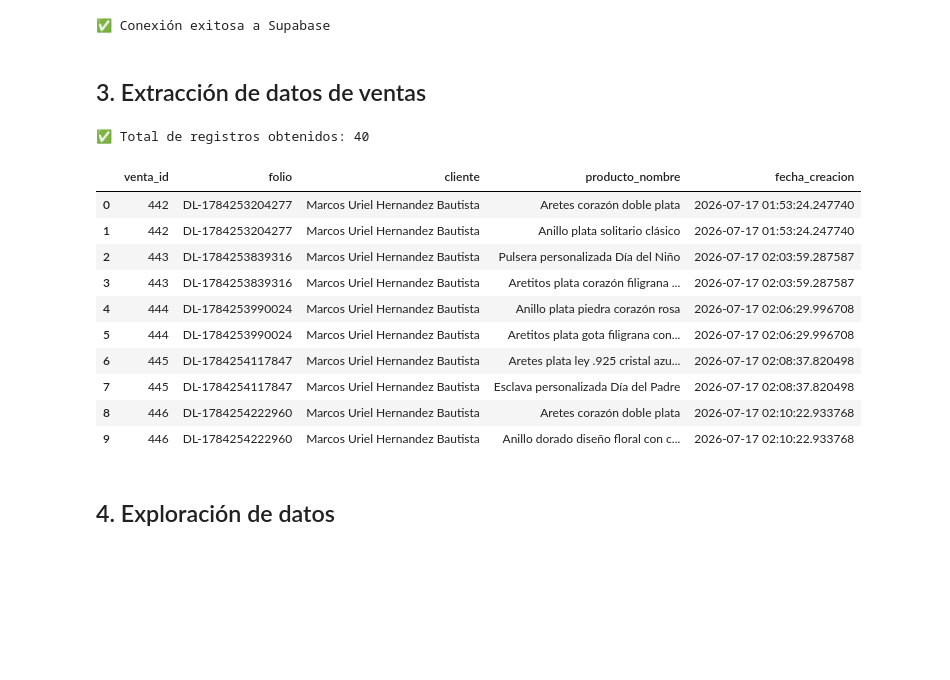
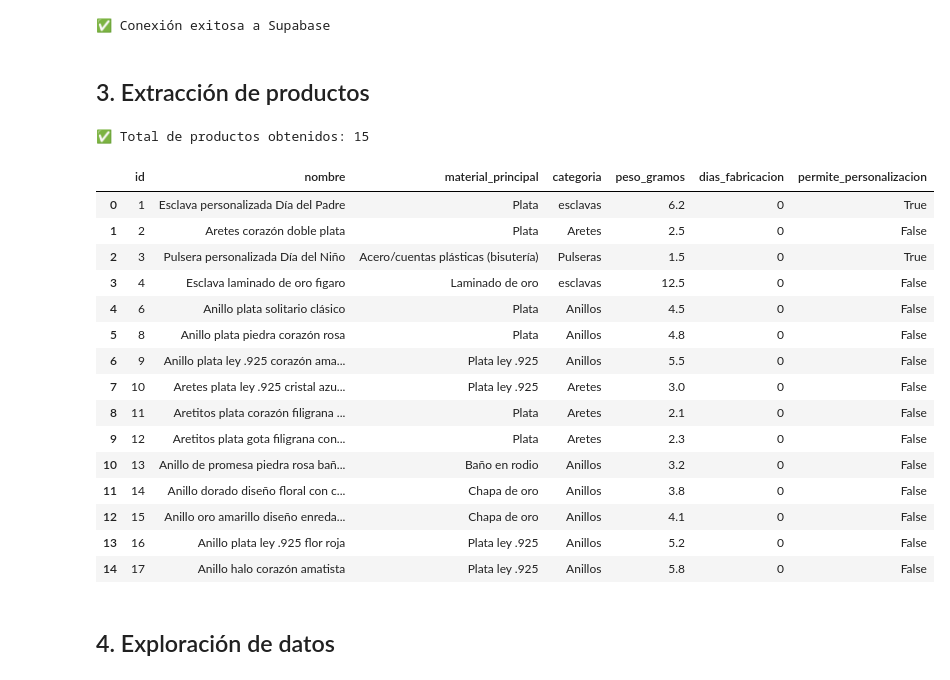
Before and after one commit to joyeria258076-cell/joyeria-diana-laura-ml, a Jupyter notebook: recomendacion.ipynb, the cells around one changed output. Cells and saved outputs as stored; diff of their text form; code cells hidden in the pictures; blank space fills up the shorter version.

```diff
--- a/recomendacion.ipynb
+++ b/recomendacion.ipynb
@@ -33,36 +32,43 @@ print('✅ Conexión exitosa a Supabase')
 # %% [output]
 ✅ Conexión exitosa a Supabase
 # %% [markdown]
-## 3. Extracción de datos de ventas
+## 3. Extracción de productos
 # %%
 query = """
     SELECT
-        v.id AS venta_id,
-        v.folio,
-        c.nombre AS cliente,
-        dv.producto_nombre,
-        v.fecha_creacion
-    FROM ventas v
-    JOIN clientes c ON c.id = v.cliente_id
-    JOIN detalle_ventas dv ON dv.venta_id = v.id
-    ORDER BY v.id
+        p.id,
+        p.nombre,
+        p.material_principal,
+        c.nombre AS categoria,
+        p.peso_gramos,
+        p.dias_fabricacion,
+        p.permite_personalizacion
+    FROM productos p
+    JOIN categorias c ON p.categoria_id = c.id
+    WHERE p.activo = true
+    ORDER BY p.id
 """
 
-df_raw = pd.read_sql(query, conn)
-print(f'✅ Total de registros obtenidos: {len(df_raw)}')
-df_raw.head(10)
+df = pd.read_sql(query, conn)
+print(f'✅ Total de productos obtenidos: {len(df)}')
+df
 # %% [output]
-✅ Total de registros obtenidos: 40
+✅ Total de productos obtenidos: 15
-|  | venta_id | folio | cliente | producto_nombre | fecha_creacion |
-| 0 | 442 | DL-1784253204277 | Marcos Uriel Hernandez Bautista | Aretes corazón doble plata | 2026-07-17 01:53:24.247740 |
-| 1 | 442 | DL-1784253204277 | Marcos Uriel Hernandez Bautista | Anillo plata solitario clásico | 2026-07-17 01:53:24.247740 |
-| 2 | 443 | DL-1784253839316 | Marcos Uriel Hernandez Bautista | Pulsera personalizada Día del Niño | 2026-07-17 02:03:59.287587 |
-| 3 | 443 | DL-1784253839316 | Marcos Uriel Hernandez Bautista | Aretitos plata corazón filigrana ... | 2026-07-17 02:03:59.287587 |
-| 4 | 444 | DL-1784253990024 | Marcos Uriel Hernandez Bautista | Anillo plata piedra corazón rosa | 2026-07-17 02:06:29.996708 |
-| 5 | 444 | DL-1784253990024 | Marcos Uriel Hernandez Bautista | Aretitos plata gota filigrana con... | 2026-07-17 02:06:29.996708 |
-| 6 | 445 | DL-1784254117847 | Marcos Uriel Hernandez Bautista | Aretes plata ley .925 cristal azu... | 2026-07-17 02:08:37.820498 |
-| 7 | 445 | DL-1784254117847 | Marcos Uriel Hernandez Bautista | Esclava personalizada Día del Padre | 2026-07-17 02:08:37.820498 |
-| 8 | 446 | DL-1784254222960 | Marcos Uriel Hernandez Bautista | Aretes corazón doble plata | 2026-07-17 02:10:22.933768 |
-| 9 | 446 | DL-1784254222960 | Marcos Uriel Hernandez Bautista | Anillo dorado diseño floral con c... | 2026-07-17 02:10:22.933768 |
+|  | id | nombre | material_principal | categoria | peso_gramos | dias_fabricacion | permite_personalizacion |
+| 0 | 1 | Esclava personalizada Día del Padre | Plata | esclavas | 6.2 | 0 | True |
+| 1 | 2 | Aretes corazón doble plata | Plata | Aretes | 2.5 | 0 | False |
+| 2 | 3 | Pulsera personalizada Día del Niño | Acero/cuentas plásticas (bisutería) | Pulseras | 1.5 | 0 | True |
+| 3 | 4 | Esclava laminado de oro figaro | Laminado de oro | esclavas | 12.5 | 0 | False |
+| 4 | 6 | Anillo plata solitario clásico | Plata | Anillos | 4.5 | 0 | False |
+| 5 | 8 | Anillo plata piedra corazón rosa | Plata | Anillos | 4.8 | 0 | False |
+| 6 | 9 | Anillo plata ley .925 corazón ama... | Plata ley .925 | Anillos | 5.5 | 0 | False |
+| 7 | 10 | Aretes plata ley .925 cristal azu... | Plata ley .925 | Aretes | 3.0 | 0 | False |
+| 8 | 11 | Aretitos plata corazón filigrana ... | Plata | Aretes | 2.1 | 0 | False |
+| 9 | 12 | Aretitos plata gota filigrana con... | Plata | Aretes | 2.3 | 0 | False |
+| 10 | 13 | Anillo de promesa piedra rosa bañ... | Baño en rodio | Anillos | 3.2 | 0 | False |
+| 11 | 14 | Anillo dorado diseño floral con c... | Chapa de oro | Anillos | 3.8 | 0 | False |
+| 12 | 15 | Anillo oro amarillo diseño enreda... | Chapa de oro | Anillos | 4.1 | 0 | False |
+| 13 | 16 | Anillo plata ley .925 flor roja | Plata ley .925 | Anillos | 5.2 | 0 | False |
+| 14 | 17 | Anillo halo corazón amatista | Plata ley .925 | Anillos | 5.8 | 0 | False |
 # %% [markdown]
 ## 4. Exploración de datos
```
Also changed, not shown: parts of 28 cells of this notebook, 1 other file.
